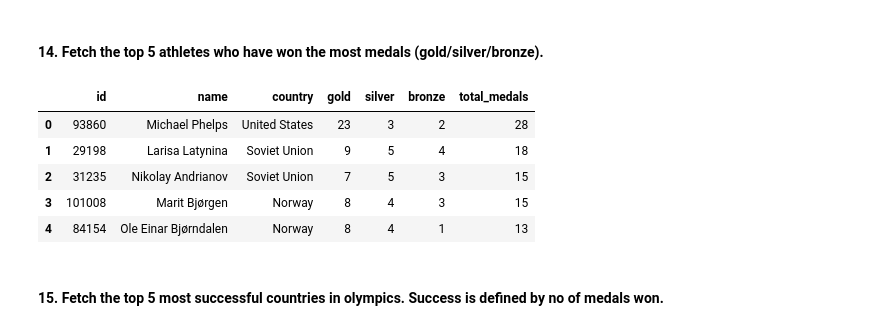
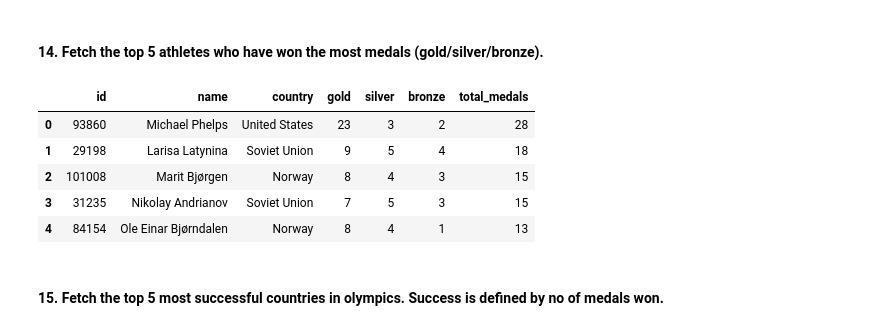
Before and after one commit to chanronnie/Olympics, a Jupyter notebook: analysis/olympics_analysis.ipynb, the cells around one changed output. Saved outputs shown, nothing was run; the diff lists cells and outputs as text; code cells hidden in the pictures.

```diff
--- a/analysis/olympics_analysis.ipynb
+++ b/analysis/olympics_analysis.ipynb
@@ -665,26 +704,26 @@ LIMIT 5
 # %%
 pd.read_sql("""
 SELECT
     h.id,
     h.name,
     n.country,
     SUM(CASE WHEN h.medal = 'Gold' THEN 1 ELSE 0 END) AS gold,
     SUM(CASE WHEN h.medal = 'Silver' THEN 1 ELSE 0 END) AS silver,
     SUM(CASE WHEN h.medal = 'Bronze' THEN 1 ELSE 0 END) AS bronze,
     COUNT(h.medal) AS total_medals
 FROM olympics.olympic_history_cleaned h
 JOIN olympics.noc_countries n ON h.noc = n.noc
 WHERE h.event LIKE '%Olympic%'
 GROUP BY h.id, h.name, n.country
-ORDER BY total_medals DESC
+ORDER BY total_medals DESC, gold DESC
 LIMIT 5
 """, conn)
 # %% [output]
 |  | id | name | country | gold | silver | bronze | total_medals |
 | 0 | 93860 | Michael Phelps | United States | 23 | 3 | 2 | 28 |
 | 1 | 29198 | Larisa Latynina | Soviet Union | 9 | 5 | 4 | 18 |
-| 2 | 31235 | Nikolay Andrianov | Soviet Union | 7 | 5 | 3 | 15 |
-| 3 | 101008 | Marit Bjørgen | Norway | 8 | 4 | 3 | 15 |
+| 2 | 101008 | Marit Bjørgen | Norway | 8 | 4 | 3 | 15 |
+| 3 | 31235 | Nikolay Andrianov | Soviet Union | 7 | 5 | 3 | 15 |
 | 4 | 84154 | Ole Einar Bjørndalen | Norway | 8 | 4 | 1 | 13 |
 # %% [markdown]
 #### 15. Fetch the top 5 most successful countries in olympics. Success is defined by no of medals won.
```
Also changed, not shown: parts of 13 cells of this notebook.
